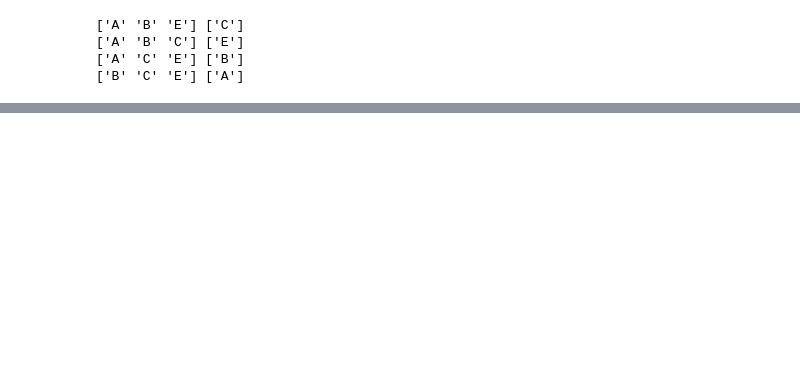
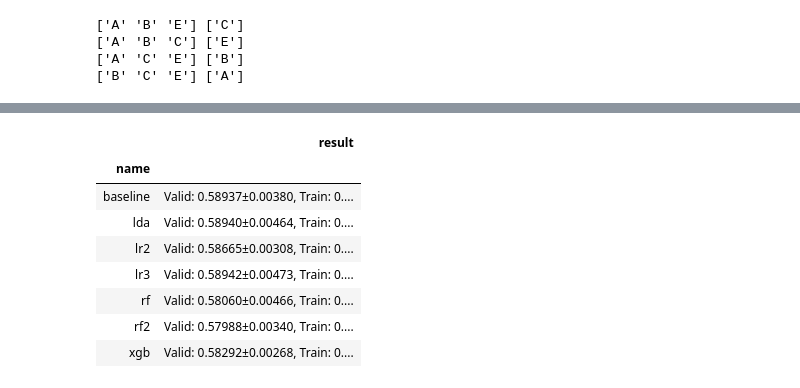
Before and after one commit to sunkusun9/DS_lv3_2411, a Jupyter notebook: sec_ds_lv3_prob1_kaggle.ipynb, the cells around one changed output, grey strips where cells are left out. Drawn from its saved outputs; the diff is of its cells as text; code cells hidden in the pictures; blank space fills up the shorter version.

```diff
--- a/sec_ds_lv3_prob1_kaggle.ipynb
+++ b/sec_ds_lv3_prob1_kaggle.ipynb
@@ -80,16 +86,21 @@ df_test['product_code'].value_counts()
 D    5112
 Name: product_code, dtype: int64
 # %%
-# 방법 2: groupby ~ fit_transform
+# 방법 1: train과 test의 product_code의 구성을 고려한 최적 방법
+
 from sklearn.experimental import enable_iterative_imputer
 from sklearn.linear_model import LinearRegression
-from sklearn.impute import IterativeImputer# , random_state=123
-
+from sklearn.impute import IterativeImputer # , random_state=123
+imp = IterativeImputer(
+    estimator=LinearRegression(fit_intercept=True), random_state=123
+)
 X_imp = ['measurement_{}'.format(i) for i in range(3, 10)] + ['measurement_17']
-imp = IterativeImputer(
-    estimator = LinearRegression(fit_intercept=True),
-    random_state=123
-)
 df_train[X_imp] = df_train.groupby('product_code')[X_imp].apply(
     lambda x: pd.DataFrame(imp.fit_transform(x), index=x.index, columns=X_imp)
 )
+df_test[X_imp] = df_test.groupby('product_code')[X_imp].apply(
+    lambda x: pd.DataFrame(imp.fit_transform(x), index=x.index, columns=X_imp)
+)
+X_mean = ['measurement_{}'.format(i) for i in range(10, 17)]
+df_train[X_mean] = df_train.groupby('product_code')[X_mean].transform(lambda x: x.fillna(x.mean()))
+df_test[X_mean] = df_test.groupby('product_code')[X_mean].transform(lambda x: x.fillna(x.mean()))
@@ -105,10 +106,0 @@ df_test[X_imp] = df_test.groupby('product_code')[X_imp].apply(
-# %%
-X_mean = ['measurement_{}'.format(i) for i in range(10, 17)]
-df_train[X_mean] = df_train.groupby('product_code')[X_mean].apply(
-    lambda x: x.fillna(x.mean())
-).reset_index(level=0, drop=True)
-
-X_mean = ['measurement_{}'.format(i) for i in range(10, 17)]
-df_test[X_mean] = df_test.groupby('product_code')[X_mean].apply(
-    lambda x: x.fillna(x.mean())
-).reset_index(level=0, drop=True)
@@ -187,0 +451,22 @@ cross_validate(
+# %%
+# XGB: XGBoost
+import xgboost as xgb
+ct = ColumnTransformer([
+    ('pt', 'passthrough', ['loading', 'na_1', 'na_2'] + ['measurement_{}'.format(i) for i in range(18)])
+])
+# TODO-with 파라메터 튜닝: subsample
+clf_xgb = xgb.XGBClassifier(
+    n_estimators=300, learning_rate=0.01, colsample_bytree=0.85 # colsample_bytree = max_features
+)
+clf_xgb = make_pipeline(ct, clf_xgb)
+eval_model('xgb', clf_xgb)
+# %% [output]
+|  | result |
+| name |  |
+| baseline | Valid: 0.58937±0.00380, Train: 0.... |
+| lda | Valid: 0.58940±0.00464, Train: 0.... |
+| lr2 | Valid: 0.58665±0.00308, Train: 0.... |
+| lr3 | Valid: 0.58942±0.00473, Train: 0.... |
+| rf | Valid: 0.58060±0.00466, Train: 0.... |
+| rf2 | Valid: 0.57988±0.00340, Train: 0.... |
+| xgb | Valid: 0.58292±0.00268, Train: 0.... |
```
Also changed, not shown: parts of 31 cells of this notebook.
